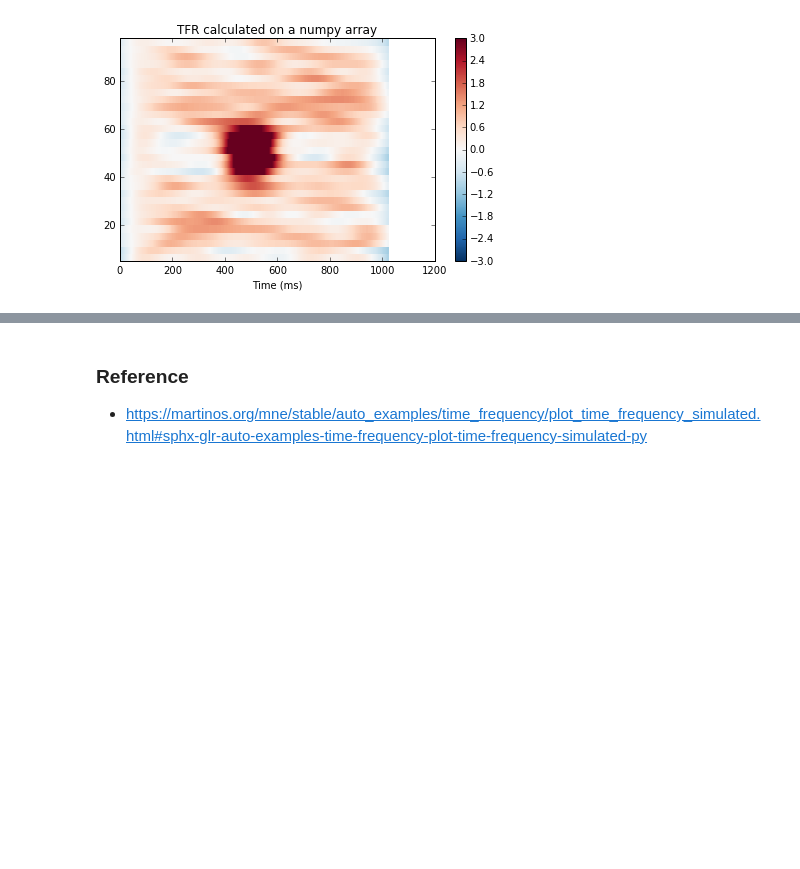
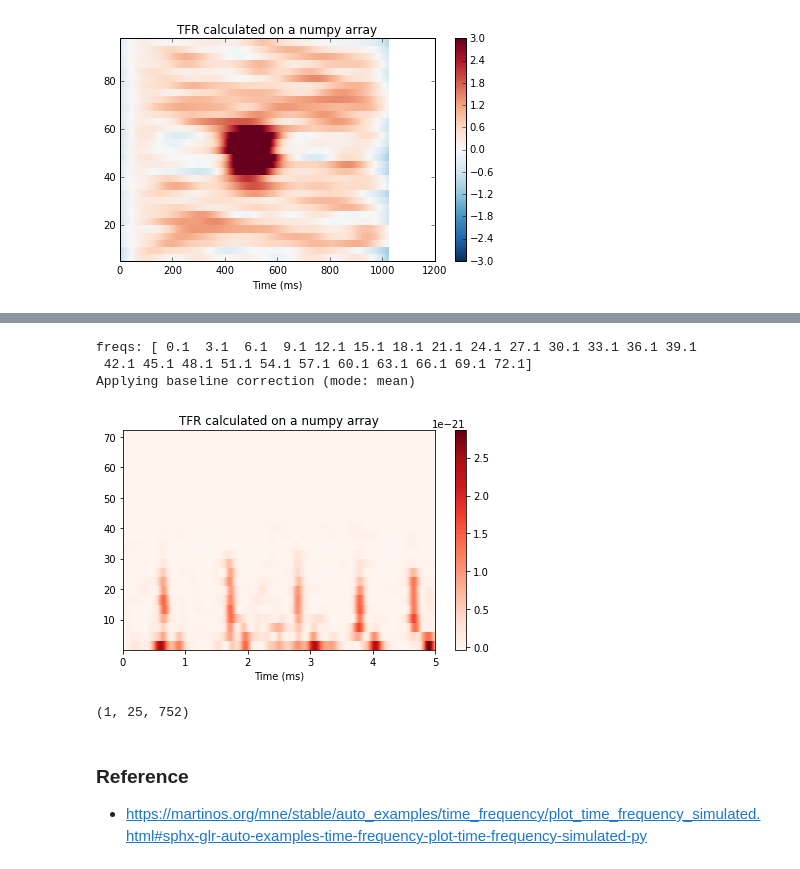
Before and after one commit to LiaoPan/MNE-Cookbook, a Jupyter notebook: Time-frequency on simulated data .ipynb, the cells around one changed output, grey strips where cells are left out. Saved outputs shown, nothing was run; the diff lists cells and outputs as text; code cells hidden in the pictures; blank space fills up the shorter version.

Commit message:
custom array tf

```diff
--- a/Time-frequency on simulated data .ipynb
+++ b/Time-frequency on simulated data .ipynb
@@ -309,3 +365,37 @@ Applying baseline correction (mode: mean)
+# %%
+# define frequencies of interest
+freqs = np.arange(0.1,raw.info['sfreq']/2, 3.)
+# different number of cycle per frequency
+n_cycles = freqs / 2.
+print("freqs:",freqs)
+vmin,vmax = -3.,3. # Define our color limits.
+
+power = tfr_array_morlet(tf_datas, sfreq=raw.info['sfreq'],
+                         freqs=freqs, n_cycles=n_cycles,
+                         output='avg_power')
+
+
+# Baseline the output
+rescale(power, tf_datas.shape[2], (0.,tf_datas.shape[2] ), mode='mean', copy=False)
+
+fig, ax = plt.subplots()
+mesh = ax.pcolormesh(data.times, freqs, power[0],
+                     cmap='Reds', vmin=np.min(power[0]), vmax=np.max(power[0])) #RdBu_r
+ax.set_title('TFR calculated on a numpy array')
+ax.set(ylim=freqs[[0, -1]], xlabel='Time (ms)')
+fig.colorbar(mesh)
+plt.tight_layout()
+
+plt.show()
+# %% [output]
+freqs: [ 0.1  3.1  6.1  9.1 12.1 15.1 18.1 21.1 24.1 27.1 30.1 33.1 36.1 39.1
+ 42.1 45.1 48.1 51.1 54.1 57.1 60.1 63.1 66.1 69.1 72.1]
+Applying baseline correction (mode: mean)
+[figure, added]
+# %%
+power.shape
+# %% [output]
+(1, 25, 752)
 # %% [markdown]
 ### Reference
 - https://martinos.org/mne/stable/auto_examples/time_frequency/plot_time_frequency_simulated.html#sphx-glr-auto-examples-time-frequency-plot-time-frequency-simulated-py
```
Also changed, not shown: parts of 5 cells of this notebook.
